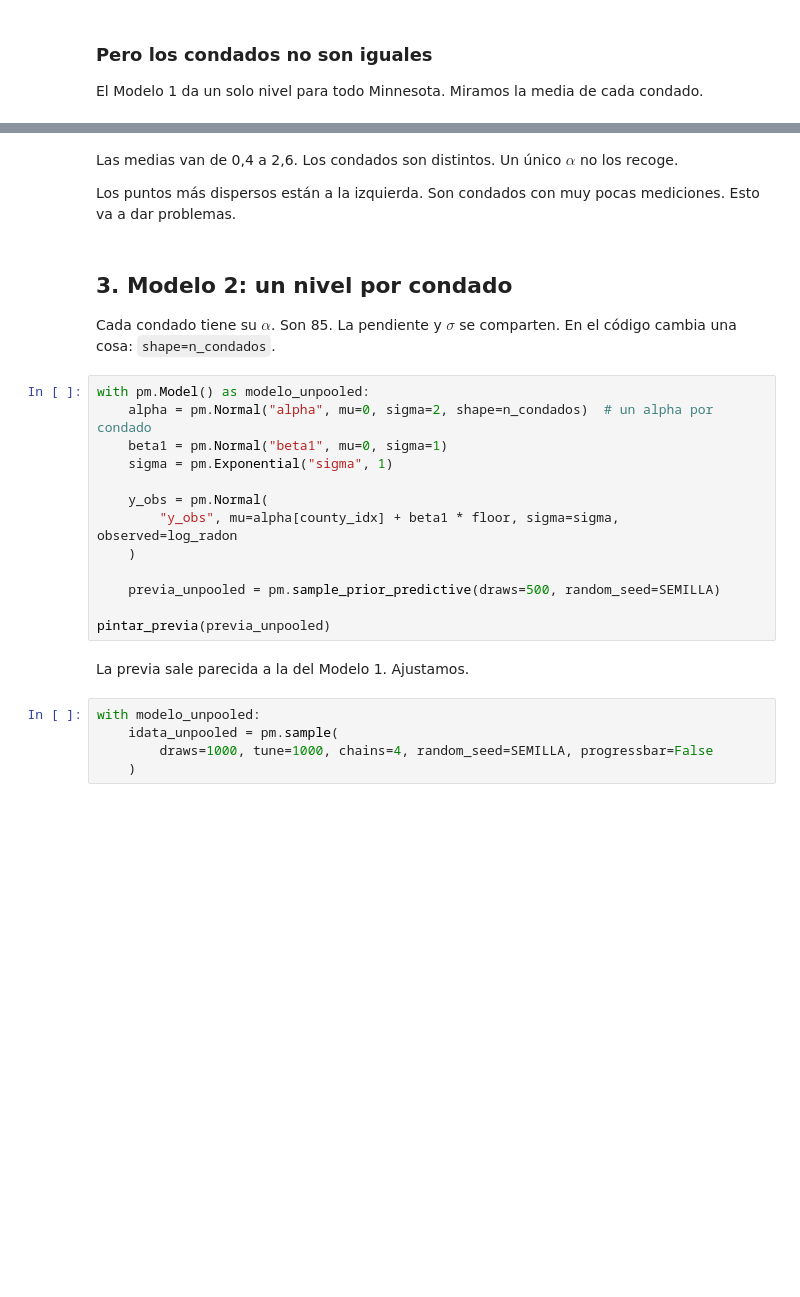
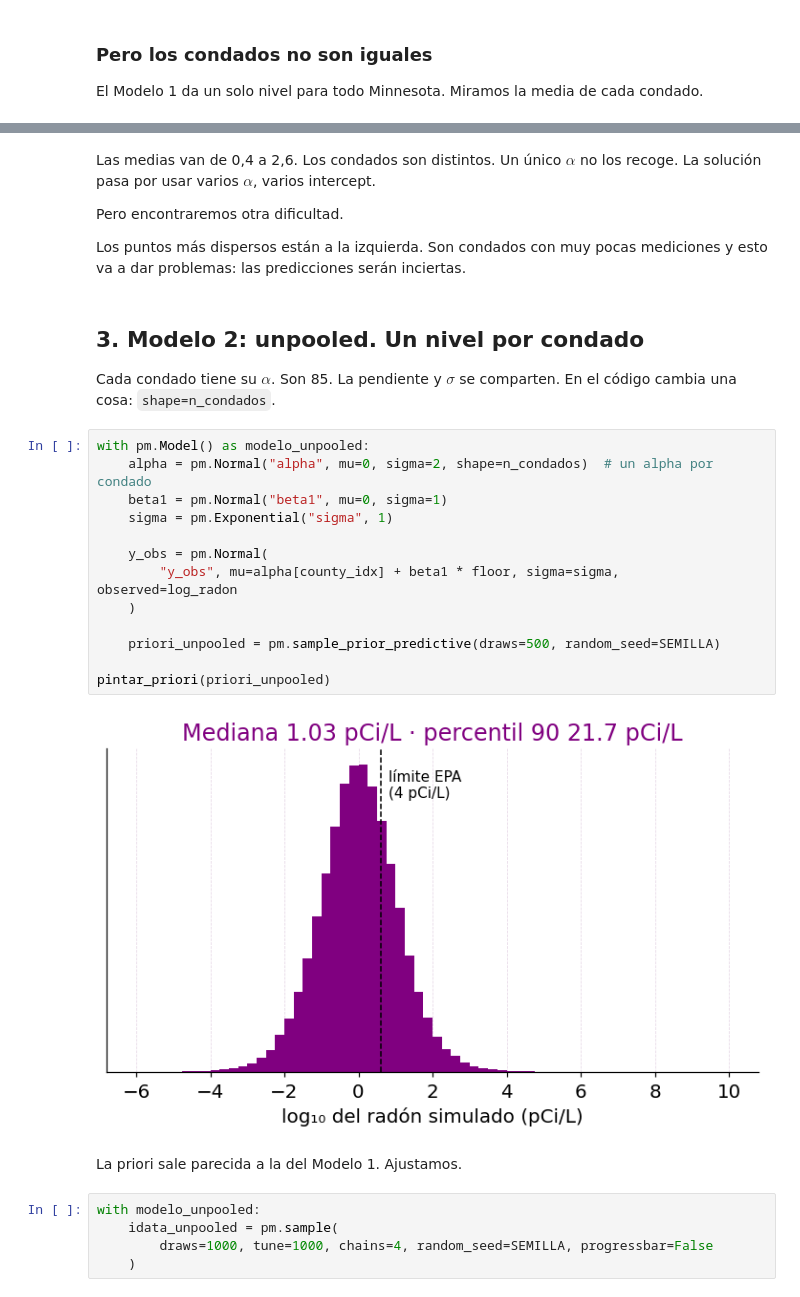
Before and after one commit to lhansa/seminar-bayes, a Jupyter notebook: notebooks/radon.ipynb, the cells around one changed output, grey strips where cells are left out. Cells and saved outputs as stored; diff of their text form; blank space fills up the shorter version.

```diff
--- a/notebooks/radon.ipynb
+++ b/notebooks/radon.ipynb
@@ -209,28 +282,31 @@ print(f"{(n_obs <= 3).sum()} condados tienen 3 mediciones o menos. ST LOUIS tien
 # %% [markdown]
-Las medias van de 0,4 a 2,6. Los condados son distintos. Un único $\alpha$ no los recoge.
+Las medias van de 0,4 a 2,6. Los condados son distintos. Un único $\alpha$ no los recoge. La solución pasa por usar varios $\alpha$, varios intercept.
 
-Los puntos más dispersos están a la izquierda. Son condados con muy pocas mediciones.
-Esto va a dar problemas.
+Pero encontraremos otra dificultad.
+
+Los puntos más dispersos están a la izquierda. Son condados con muy pocas mediciones y esto va a dar problemas: las predicciones serán inciertas.
 # %% [markdown]
-## 3. Modelo 2: un nivel por condado
+## 3. Modelo 2: unpooled. Un nivel por condado
 
 Cada condado tiene su $\alpha$. Son 85. La pendiente y $\sigma$ se comparten. En el código
 cambia una cosa: `shape=n_condados`.
 # %%
 with pm.Model() as modelo_unpooled:
     alpha = pm.Normal("alpha", mu=0, sigma=2, shape=n_condados)  # un alpha por condado
     beta1 = pm.Normal("beta1", mu=0, sigma=1)
     sigma = pm.Exponential("sigma", 1)
 
     y_obs = pm.Normal(
         "y_obs", mu=alpha[county_idx] + beta1 * floor, sigma=sigma, observed=log_radon
     )
 
-    previa_unpooled = pm.sample_prior_predictive(draws=500, random_seed=SEMILLA)
+    priori_unpooled = pm.sample_prior_predictive(draws=500, random_seed=SEMILLA)
 
-pintar_previa(previa_unpooled)
+pintar_priori(priori_unpooled)
+# %% [output]
+[figure, added]
 # %% [markdown]
-La previa sale parecida a la del Modelo 1. Ajustamos.
+La priori sale parecida a la del Modelo 1. Ajustamos.
 # %%
 with modelo_unpooled:
     idata_unpooled = pm.sample(
```
Also changed, not shown: parts of 36 cells of this notebook.
